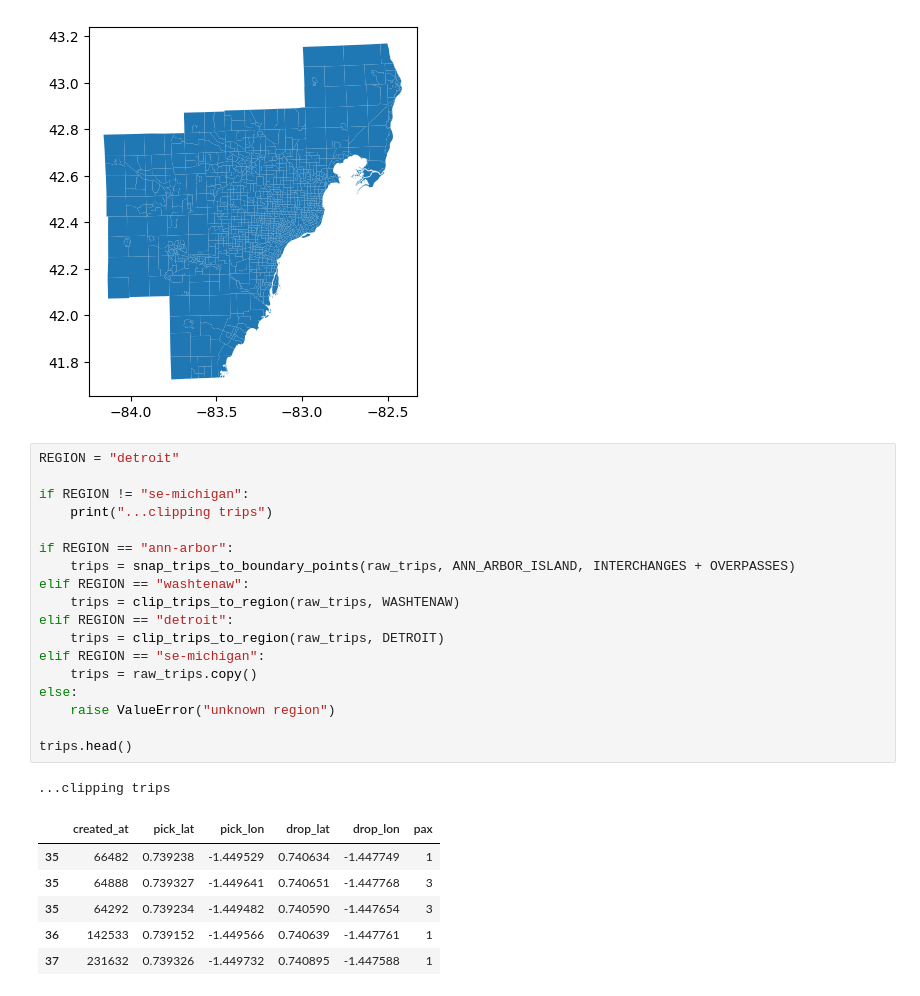
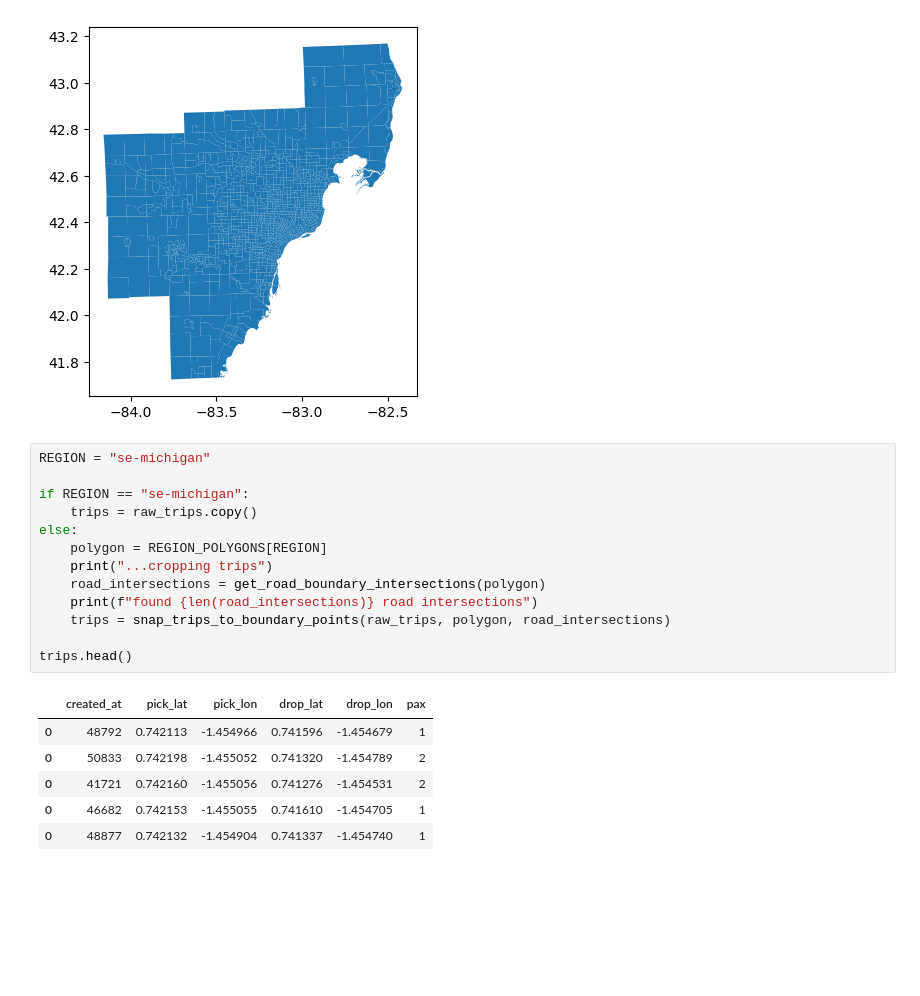
Before and after one commit to BhavyeMathur/av-sim, a Jupyter notebook: semcog-inputs.ipynb, the cells around one changed output. Drawn from its saved outputs; the diff is of its cells as text; blank space fills up the shorter version.

Commit message:
Automatic trip clipping to polygon boundaries via get_road_boundary_intersections

```diff
--- a/semcog-inputs.ipynb
+++ b/semcog-inputs.ipynb
@@ -190,31 +119,25 @@ raw_trips = sample_semcog_data(df, gdf)
 Dropped 107883 of 8137112 rows when merging zone data to trips
 [figure]
 # %%
-REGION = "detroit"
+REGION = "se-michigan"
 
-if REGION != "se-michigan":
-    print("...clipping trips")
-
-if REGION == "ann-arbor":
-    trips = snap_trips_to_boundary_points(raw_trips, ANN_ARBOR_ISLAND, INTERCHANGES + OVERPASSES)
-elif REGION == "washtenaw":
-    trips = clip_trips_to_region(raw_trips, WASHTENAW)
-elif REGION == "detroit":
-    trips = clip_trips_to_region(raw_trips, DETROIT)
-elif REGION == "se-michigan":
+if REGION == "se-michigan":
     trips = raw_trips.copy()
 else:
-    raise ValueError("unknown region")
+    polygon = REGION_POLYGONS[REGION]
+    print("...cropping trips")
+    road_intersections = get_road_boundary_intersections(polygon)
+    print(f"found {len(road_intersections)} road intersections")
+    trips = snap_trips_to_boundary_points(raw_trips, polygon, road_intersections)
 
 trips.head()
 # %% [output]
-...clipping trips
 |  | created_at | pick_lat | pick_lon | drop_lat | drop_lon | pax |
-| 35 | 66482 | 0.739238 | -1.449529 | 0.740634 | -1.447749 | 1 |
-| 35 | 64888 | 0.739327 | -1.449641 | 0.740651 | -1.447768 | 3 |
-| 35 | 64292 | 0.739234 | -1.449482 | 0.740590 | -1.447654 | 3 |
-| 36 | 142533 | 0.739152 | -1.449566 | 0.740639 | -1.447761 | 1 |
-| 37 | 231632 | 0.739326 | -1.449732 | 0.740895 | -1.447588 | 1 |
+| 0 | 48792 | 0.742113 | -1.454966 | 0.741596 | -1.454679 | 1 |
+| 0 | 50833 | 0.742198 | -1.455052 | 0.741320 | -1.454789 | 2 |
+| 0 | 41721 | 0.742160 | -1.455056 | 0.741276 | -1.454531 | 2 |
+| 0 | 46682 | 0.742153 | -1.455055 | 0.741610 | -1.454705 | 1 |
+| 0 | 48877 | 0.742132 | -1.454904 | 0.741337 | -1.454740 | 1 |
 # %%
 # run this to save the trips to a parquet file
 
```
Also changed, not shown: parts of 5 cells of this notebook, 3 other files.
